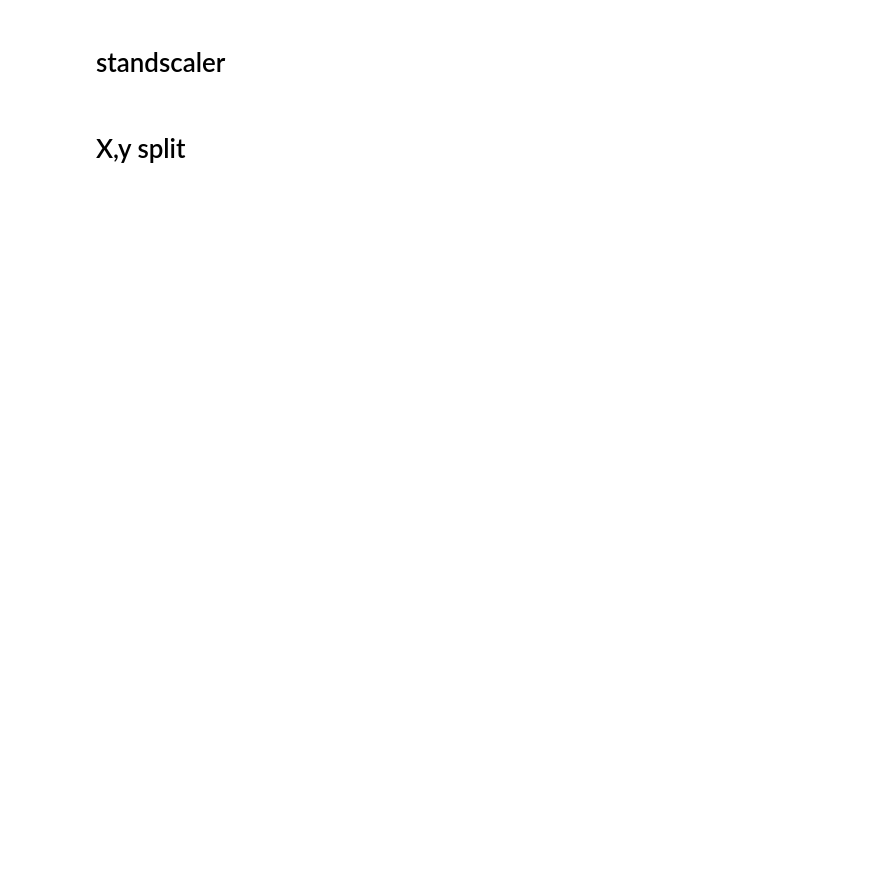
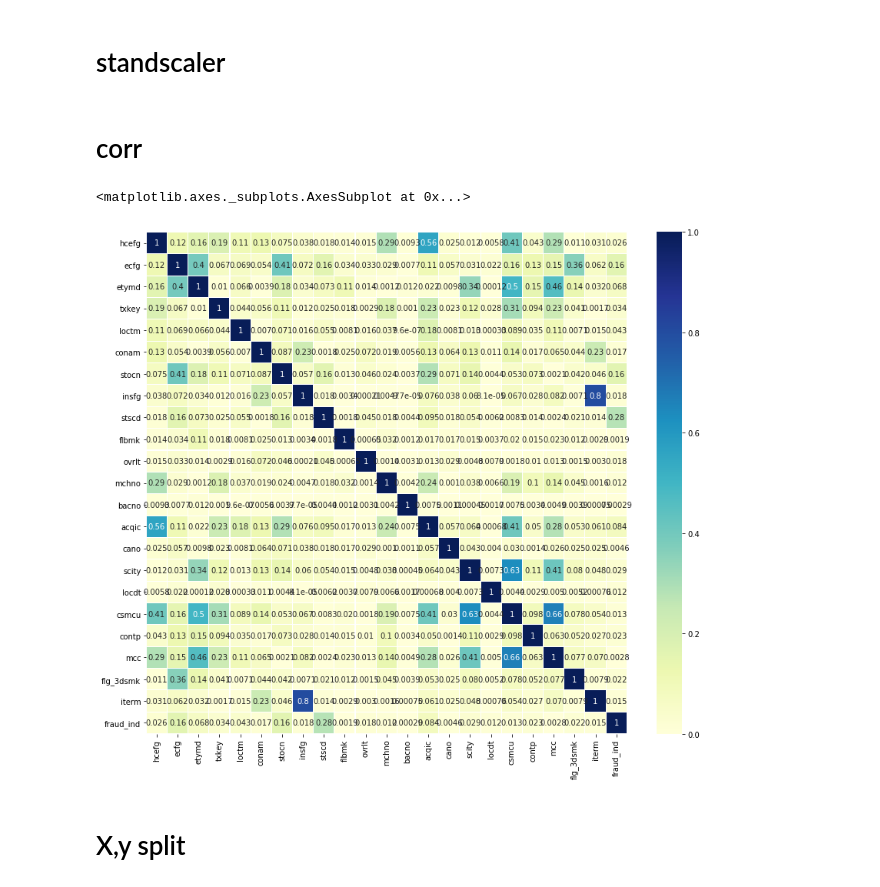
Before and after one commit to skywalker0803r/Ricky, a Jupyter notebook: 玉山AI比賽.ipynb, the cells around one changed output. Drawn from its saved outputs; the diff is of its cells as text; code cells hidden in the pictures; blank space fills up the shorter version.

```diff
--- a/玉山AI比賽.ipynb
+++ b/玉山AI比賽.ipynb
@@ -199,8 +439,8 @@ print(len(x_columns))
 # %%
-for col in x_columns:
-  P = Query_frequency(train,col)
-  train[col] = train[col].map(P)
-  test[col] = test[col].map(P)
+#for col in x_columns:
+#  P = Query_frequency(train,col)
+#  train[col] = train[col].map(P)
+#  test[col] = test[col].map(P)
 # %% [markdown]
 # select columns
 # %%
@@ -252,6 +496,14 @@ print(test.head())
 #print result
 #print(train.head())
 #print(test.head())
+# %% [markdown]
+# corr
+# %%
+fig = plt.figure(figsize=(14,12))
+sns.heatmap(abs(train.corr()),annot=True,linewidths=0.1,cmap='YlGnBu')
+# %% [output]
+<matplotlib.axes._subplots.AxesSubplot at 0x...>
+[figure, added]
 # %% [markdown]
 # X,y split
 # %%
```
Also changed, not shown: parts of 48 cells of this notebook.
